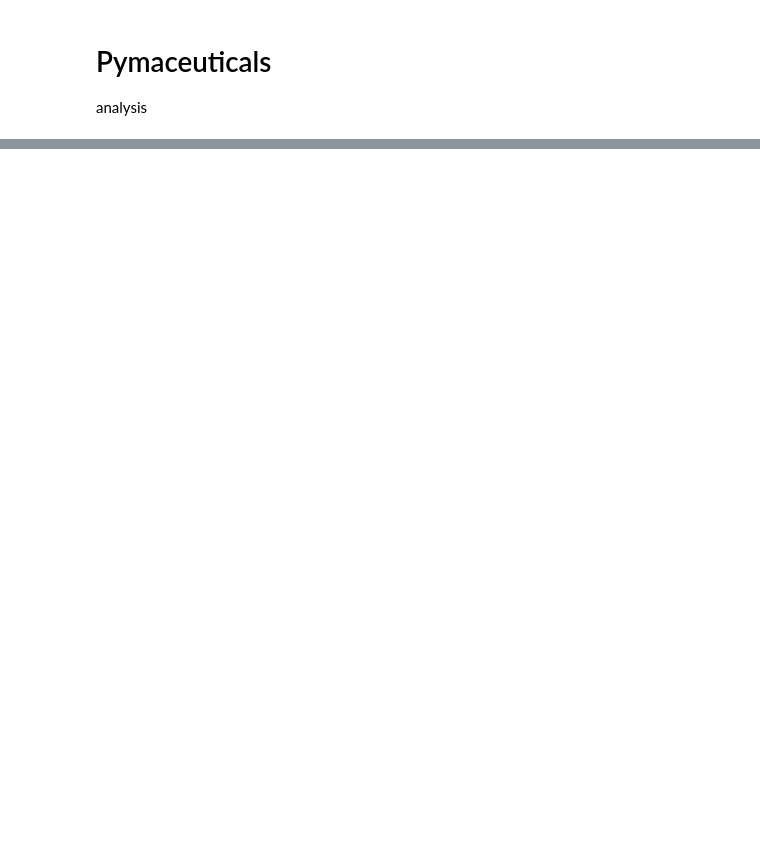
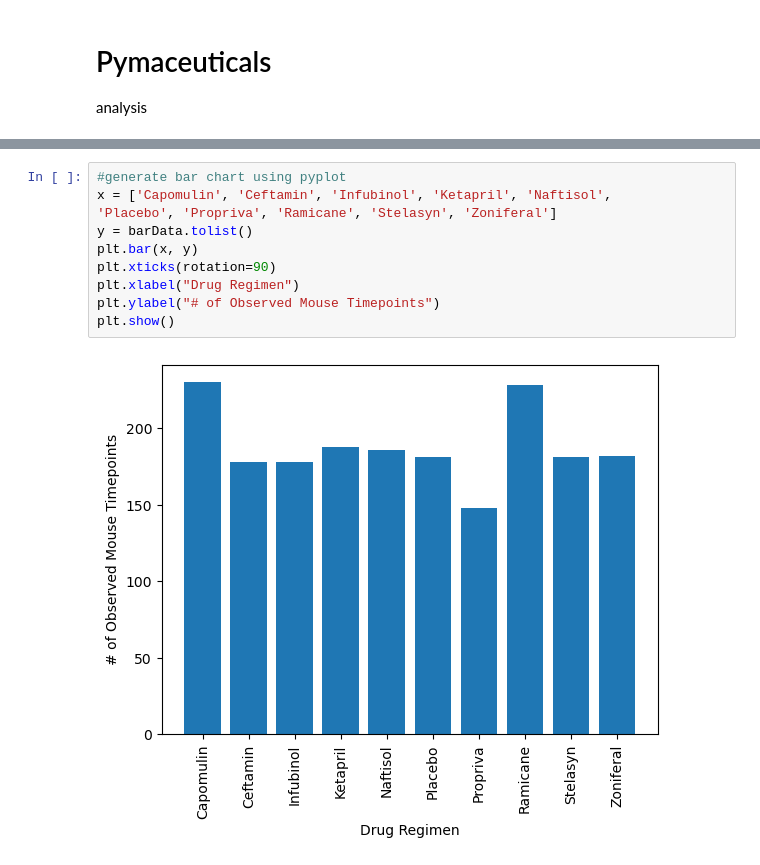
Before and after one commit to jdsouthern/Module5Challenge, a Jupyter notebook: Pymaceuticals.ipynb, the cells around one changed output, grey strips where cells are left out. Saved outputs shown, nothing was run; the diff lists cells and outputs as text; blank space fills up the shorter version.

```diff
--- a/Pymaceuticals.ipynb
+++ b/Pymaceuticals.ipynb
@@ -29,0 +127,12 @@ data.head()
+# %%
+#generate bar chart using pyplot
+x = ['Capomulin', 'Ceftamin', 'Infubinol', 'Ketapril', 'Naftisol',
+'Placebo', 'Propriva', 'Ramicane', 'Stelasyn', 'Zoniferal']
+y = barData.tolist()
+plt.bar(x, y)
+plt.xticks(rotation=90)
+plt.xlabel("Drug Regimen")
+plt.ylabel("# of Observed Mouse Timepoints")
+plt.show()
+# %% [output]
+[figure, added]
```
Also changed, not shown: parts of 23 cells of this notebook.
